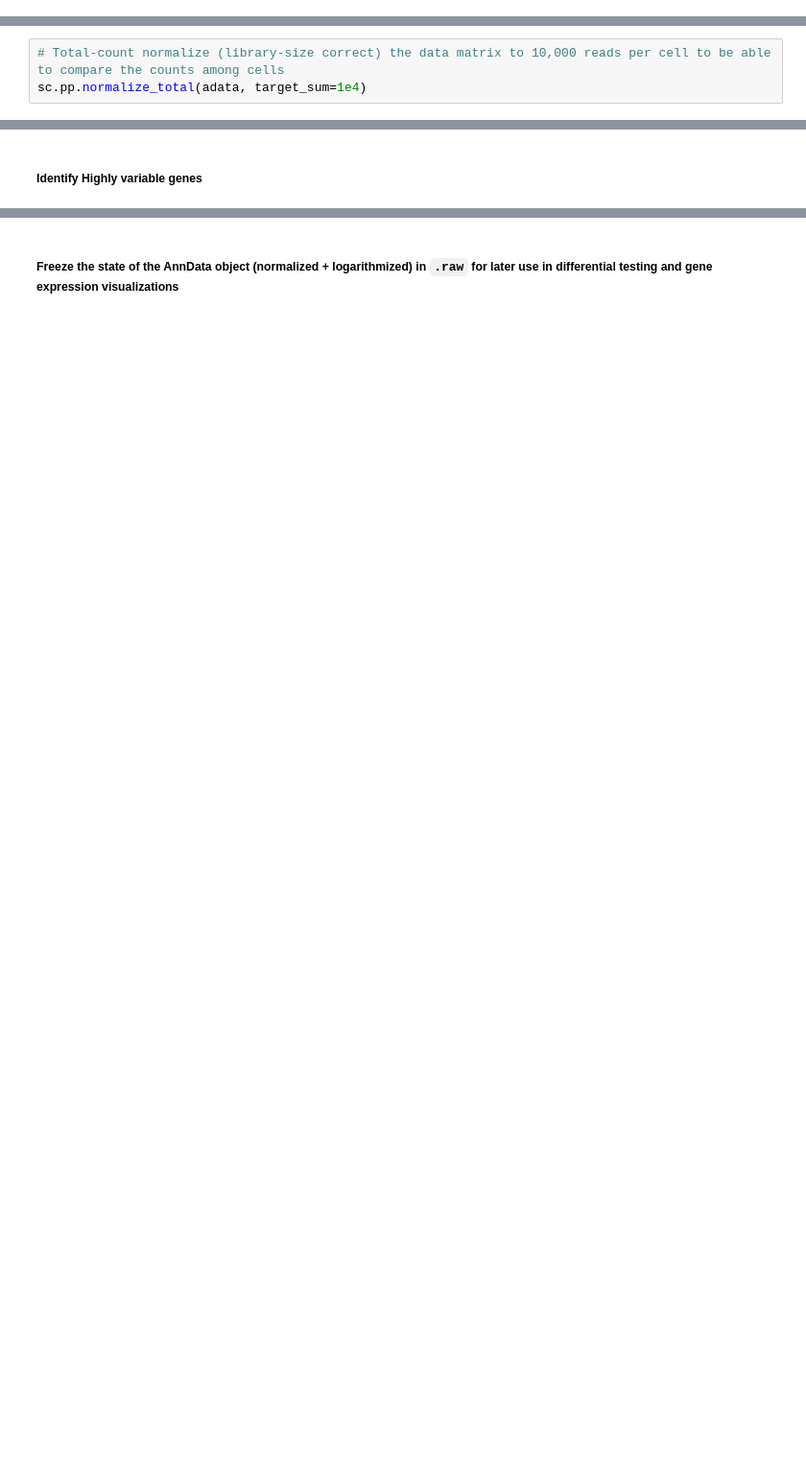
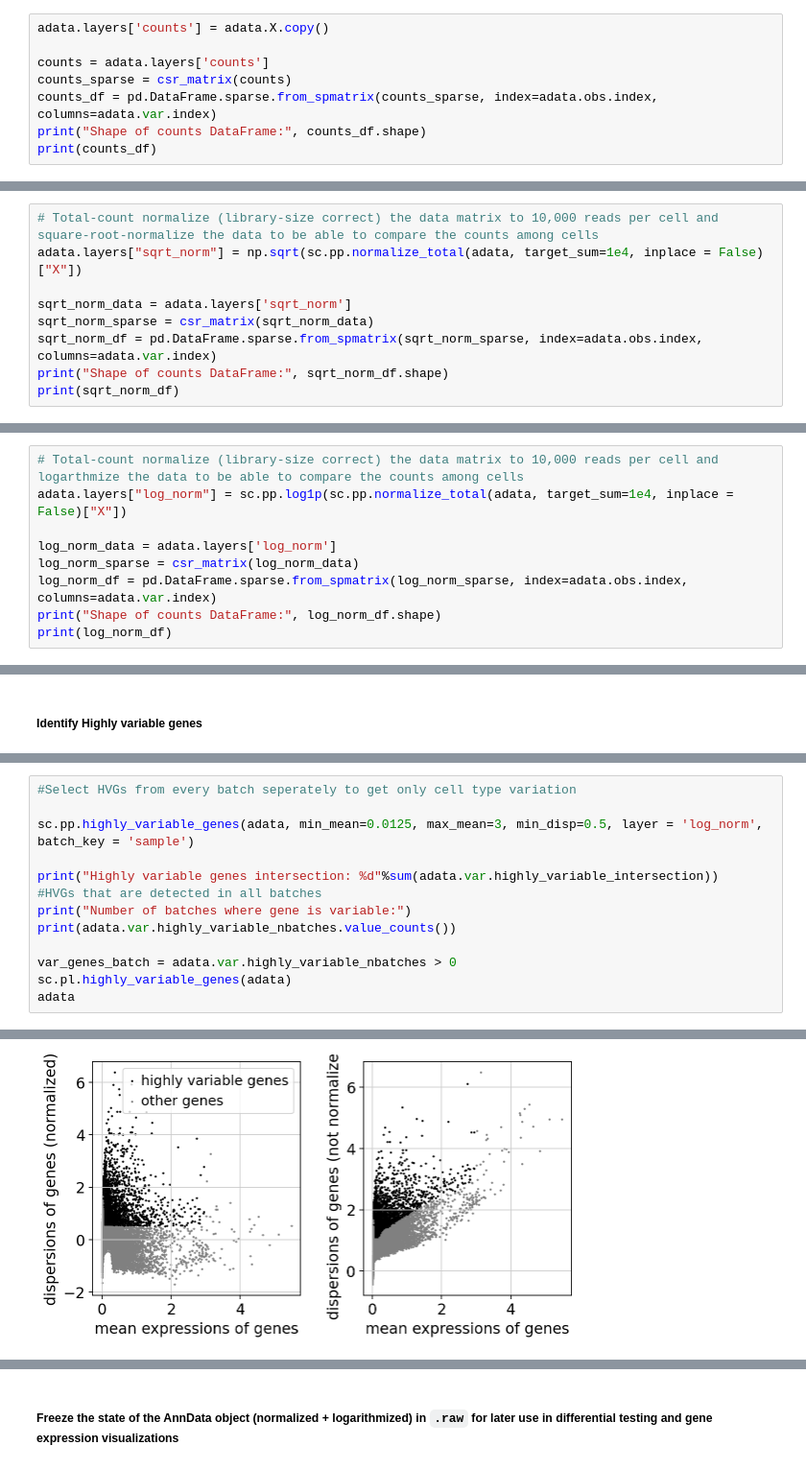
Before and after one commit to Ale-x-andra24/ACM_Mouse_Immune, a Jupyter notebook: 7_Test_AC/20240320_Clustering_from_Scratch.ipynb, the cells around one changed output, grey strips where cells are left out. Shown at 96% size. Drawn from its saved outputs; the diff is of its cells as text; blank space fills up the shorter version.

```diff
--- a/7_Test_AC/20240320_Clustering_from_Scratch.ipynb
+++ b/7_Test_AC/20240320_Clustering_from_Scratch.ipynb
@@ -46,2 +72,10 @@ sc.pp.filter_genes(adata, min_cells=100)
 # %% [markdown]
 ##### As QC was already performed I will directly continue with **normalization**
+# %%
+adata.layers['counts'] = adata.X.copy()
+
+counts = adata.layers['counts']
+counts_sparse = csr_matrix(counts)
+counts_df = pd.DataFrame.sparse.from_spmatrix(counts_sparse, index=adata.obs.index, columns=adata.var.index)
+print("Shape of counts DataFrame:", counts_df.shape)
+print(counts_df)
@@ -47,0 +100,9 @@ sc.pp.filter_genes(adata, min_cells=100)
+# %%
+# Total-count normalize (library-size correct) the data matrix to 10,000 reads per cell and square-root-normalize the data to be able to compare the counts among cells
+adata.layers["sqrt_norm"] = np.sqrt(sc.pp.normalize_total(adata, target_sum=1e4, inplace = False)["X"])
+
+sqrt_norm_data = adata.layers['sqrt_norm']
+sqrt_norm_sparse = csr_matrix(sqrt_norm_data)
+sqrt_norm_df = pd.DataFrame.sparse.from_spmatrix(sqrt_norm_sparse, index=adata.obs.index, columns=adata.var.index)
+print("Shape of counts DataFrame:", sqrt_norm_df.shape)
+print(sqrt_norm_df)
@@ -48,3 +127,9 @@ sc.pp.filter_genes(adata, min_cells=100)
 # %%
-# Total-count normalize (library-size correct) the data matrix to 10,000 reads per cell to be able to compare the counts among cells
-sc.pp.normalize_total(adata, target_sum=1e4)
+# Total-count normalize (library-size correct) the data matrix to 10,000 reads per cell and logarthmize the data to be able to compare the counts among cells
+adata.layers["log_norm"] = sc.pp.log1p(sc.pp.normalize_total(adata, target_sum=1e4, inplace = False)["X"])
+
+log_norm_data = adata.layers['log_norm']
+log_norm_sparse = csr_matrix(log_norm_data)
+log_norm_df = pd.DataFrame.sparse.from_spmatrix(log_norm_sparse, index=adata.obs.index, columns=adata.var.index)
+print("Shape of counts DataFrame:", log_norm_df.shape)
+print(log_norm_df)
@@ -60,0 +164,13 @@ sc.pl.highly_variable_genes(adata)
+# %%
+#Select HVGs from every batch seperately to get only cell type variation
+
+sc.pp.highly_variable_genes(adata, min_mean=0.0125, max_mean=3, min_disp=0.5, layer = 'log_norm', batch_key = 'sample')
+
+print("Highly variable genes intersection: %d"%sum(adata.var.highly_variable_intersection))             #HVGs that are detected in all batches
+print("Number of batches where gene is variable:")
+print(adata.var.highly_variable_nbatches.value_counts())
+
+var_genes_batch = adata.var.highly_variable_nbatches > 0
+sc.pl.highly_variable_genes(adata)
+adata
+# %% [output]
@@ -60,0 +201 @@ sc.pl.highly_variable_genes(adata)
+[figure, added]
```
Also changed, not shown: parts of 39 cells of this notebook.
